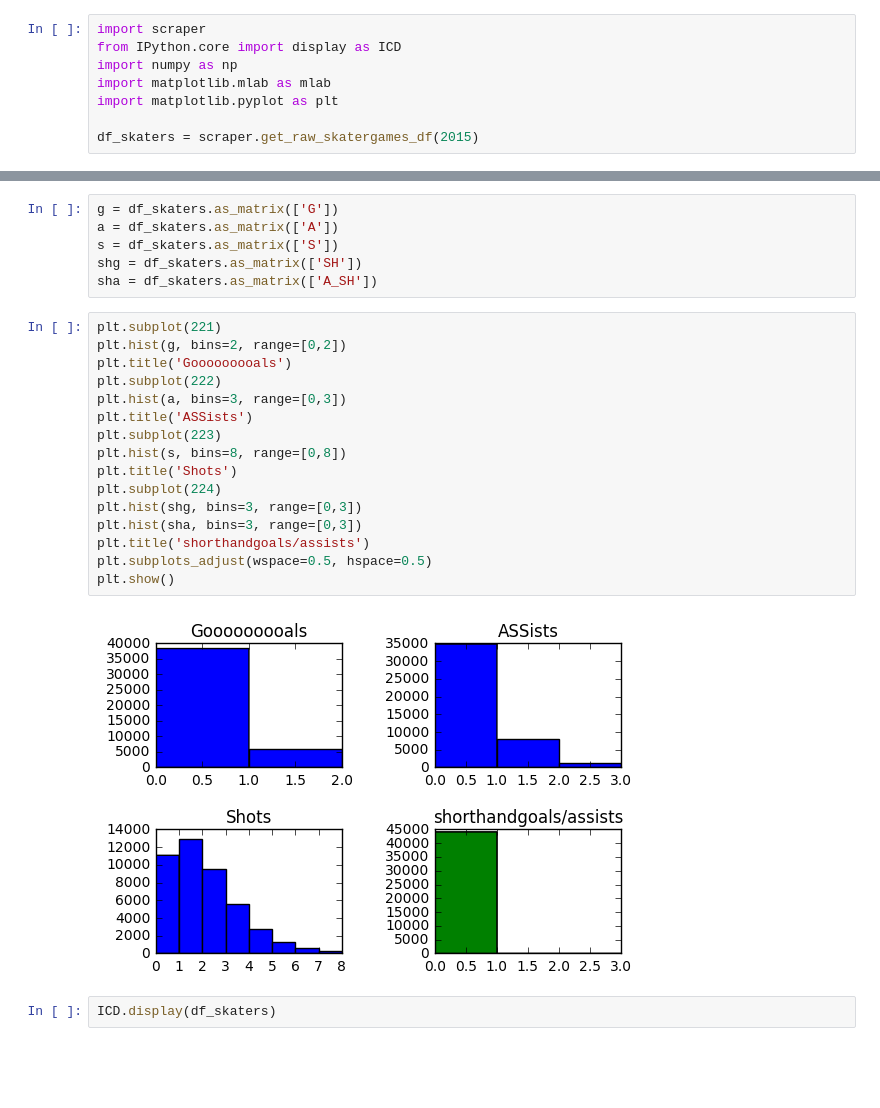
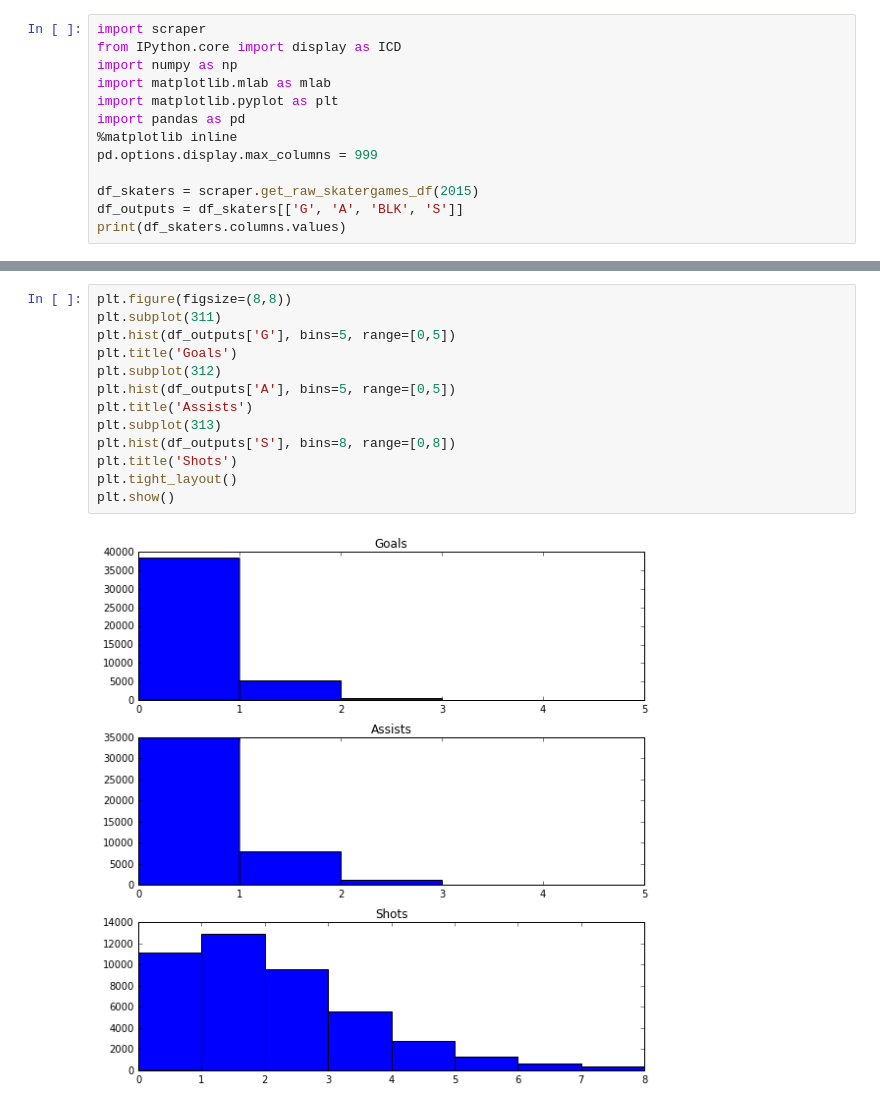
Before and after one commit to mmn599/hockey, a Jupyter notebook: SummaryStatistics.ipynb, the cells around one changed output, grey strips where cells are left out. Drawn from its saved outputs; the diff is of its cells as text; blank space fills up the shorter version.

```diff
--- a/SummaryStatistics.ipynb
+++ b/SummaryStatistics.ipynb
@@ -4,5 +4,10 @@ from IPython.core import display as ICD
 import numpy as np
 import matplotlib.mlab as mlab
 import matplotlib.pyplot as plt
+import pandas as pd
+%matplotlib inline
+pd.options.display.max_columns = 999
 
 df_skaters = scraper.get_raw_skatergames_df(2015)
+df_outputs = df_skaters[['G', 'A', 'BLK', 'S']]
+print(df_skaters.columns.values)
@@ -45,26 +31,15 @@ Name: G, dtype: float64
-# %%
-g = df_skaters.as_matrix(['G'])
-a = df_skaters.as_matrix(['A'])
-s = df_skaters.as_matrix(['S'])
-shg = df_skaters.as_matrix(['SH'])
-sha = df_skaters.as_matrix(['A_SH'])
 # %%
-plt.subplot(221)
-plt.hist(g, bins=2, range=[0,2])
-plt.title('Gooooooooals')
-plt.subplot(222)
-plt.hist(a, bins=3, range=[0,3])
-plt.title('ASSists')
-plt.subplot(223)
-plt.hist(s, bins=8, range=[0,8])
+plt.figure(figsize=(8,8))
+plt.subplot(311)
+plt.hist(df_outputs['G'], bins=5, range=[0,5])
+plt.title('Goals')
+plt.subplot(312)
+plt.hist(df_outputs['A'], bins=5, range=[0,5])
+plt.title('Assists')
+plt.subplot(313)
+plt.hist(df_outputs['S'], bins=8, range=[0,8])
 plt.title('Shots')
-plt.subplot(224)
-plt.hist(shg, bins=3, range=[0,3])
-plt.hist(sha, bins=3, range=[0,3])
-plt.title('shorthandgoals/assists')
-plt.subplots_adjust(wspace=0.5, hspace=0.5)
+plt.tight_layout()
 plt.show()
 # %% [output]
-[figure, old version]
+[figure, new version]
-# %%
-ICD.display(df_skaters)
```
Also changed, not shown: parts of 3 cells of this notebook, 2 other files.
